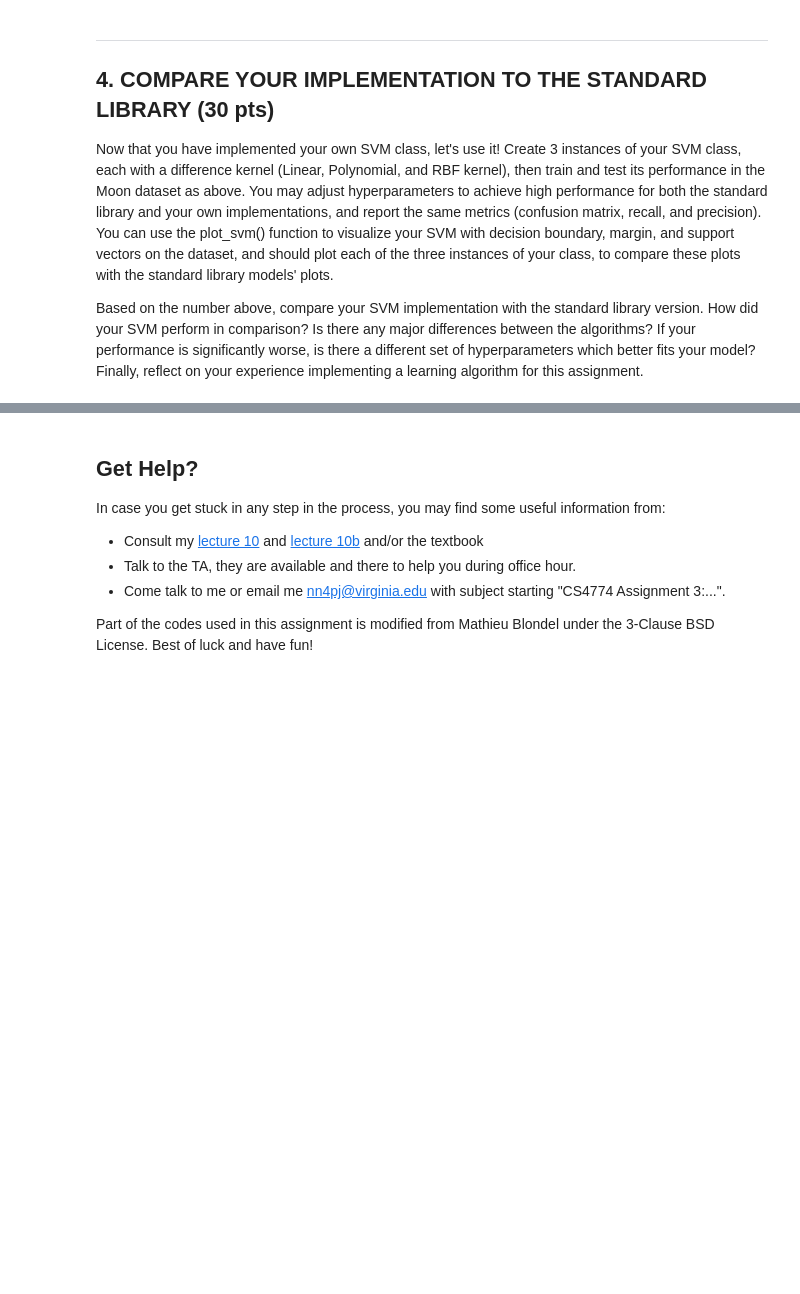
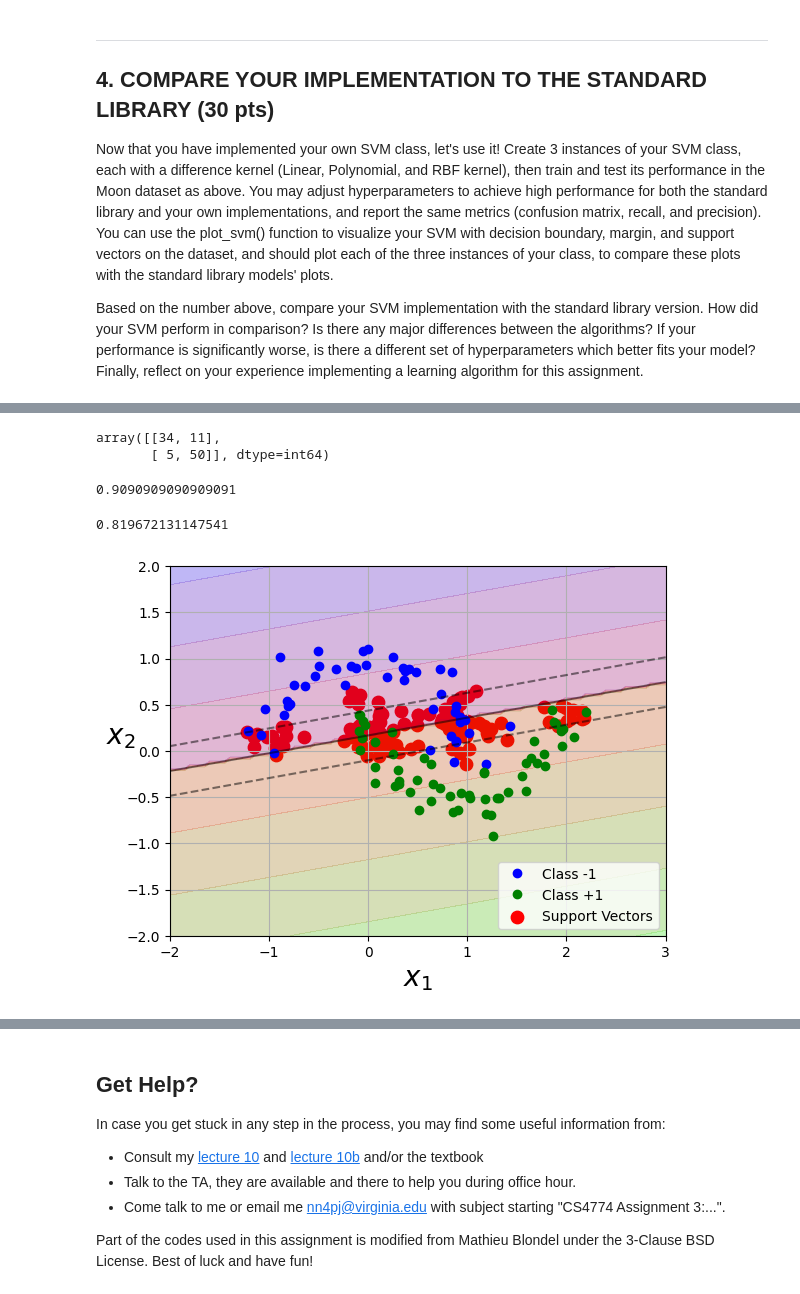
Before and after one commit to helen-yao/ML4VA, a Jupyter notebook: jdj9ng_assignment_3_svm.ipynb, the cells around one changed output, grey strips where cells are left out. Drawn from its saved outputs; the diff is of its cells as text; code cells hidden in the pictures; blank space fills up the shorter version.

```diff
--- a/jdj9ng_assignment_3_svm.ipynb
+++ b/jdj9ng_assignment_3_svm.ipynb
@@ -247,6 +261,10 @@ class MySVM(BaseEstimator, ClassifierMixin):
         if self.C is not None: self.C = float(self.C)
         self.K = None
         self.a = None
+
+        # adding lagrange
+        self.lagrange = []
+        self.ys = []
 
 
     def fit(self, X, y=None):
@@ -311,11 +329,19 @@ class MySVM(BaseEstimator, ClassifierMixin):
         # ...you should add an instance variable which lists the Langrage multipliers for each support vector
         self.support_vectors_ = []
 
+        for i in range(m_samples):
+            if sv[i]:
+                self.support_vectors_.append(X[i])
+                self.lagrange.append(a[i])
+                self.ys.append(y[i])
+        self.support_vectors_ = np.array(self.support_vectors_)
+
         print("%d support vectors out of %d points" % (sum(sv), m_samples))
 
         if self.kernel == linear_kernel:
-            self.w = np.zeros(n_features)
+            self.w = np.dot(a*y, X)
             # SUBTASK 4: Compute the Weight vector w
+
         else:
             # No need to compute for w in non-linear case
             # Instead, we will use alpha (a) directly to predict the labels
@@ -325,7 +351,17 @@ class MySVM(BaseEstimator, ClassifierMixin):
         # b can be computed based on any arbitrary support vector
         # it is recommended that you use self.support_vectors_[0], since this will always exist
         # b should NOT be in terms of w, since w only exists in the linear case
+
         self.b = 0
+        # calculating for one support vector vs mean of all?
+        b_arr = []
+
+        for i in range(len(self.lagrange)):
+            b = self.ys[i]
+            for j in range(len(self.lagrange)):
+                b -= self.lagrange[j] * self.ys[j] * self.kernel(self.support_vectors_[i], self.support_vectors_[j])
+            b_arr.append(b)
+        self.b = np.mean(b_arr)
 
 
     def decision_function(self, X):
@@ -337,6 +373,16 @@ class MySVM(BaseEstimator, ClassifierMixin):
             # you are predicting one label for each point in X
             # note that this X may differ from the X passed to self.fit
             y_predict = np.zeros(len(X))
+
+            for i in range(len(X)):
+                pred = 0
+                for j in range(len(self.support_vectors_)):
+                    pred += self.ys[j] * self.lagrange[j] * self.kernel(self.support_vectors_[j], X[i])
+                # print("pred:", pred)
+                # print("b:", self.b)
+                y_predict[i] = pred + self.b
+            # print("decisions", y_predict)
+
             return y_predict
 
     def predict(self, X):
@@ -355,0 +397,5 @@ svm = MySVM()
+# %%
+# Your code here
+my_linear_svm = MySVM(C=10)
+my_linear_svm.fit(X=X_train, y=y_train)
+predicted = my_linear_svm.predict(X_test)
@@ -355,0 +421,20 @@ svm = MySVM()
+# %%
+confusion = confusion_matrix(y_true=y_test, y_pred=predicted)
+confusion
+# %% [output]
+array([[34, 11],
+       [ 5, 50]], dtype=int64)
+# %%
+recall = recall_score(y_true=y_test, y_pred=predicted)
+recall
+# %% [output]
+0.9090909090909091
+# %%
+precision = precision_score(y_true=y_test, y_pred=predicted)
+precision
+# %% [output]
+0.819672131147541
+# %%
+plot_svm(my_linear_svm, X=X_test, y=y_test)
+# %% [output]
+[figure, added]
```
Also changed, not shown: parts of 17 cells of this notebook.
